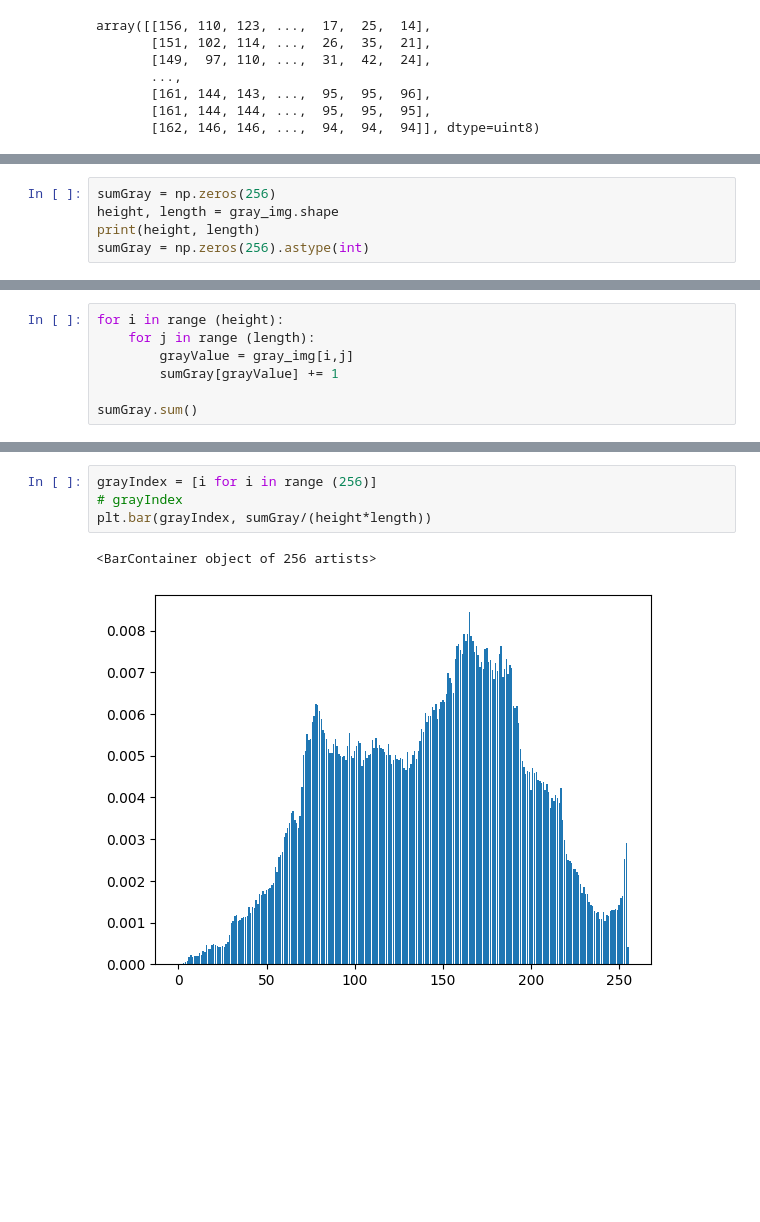
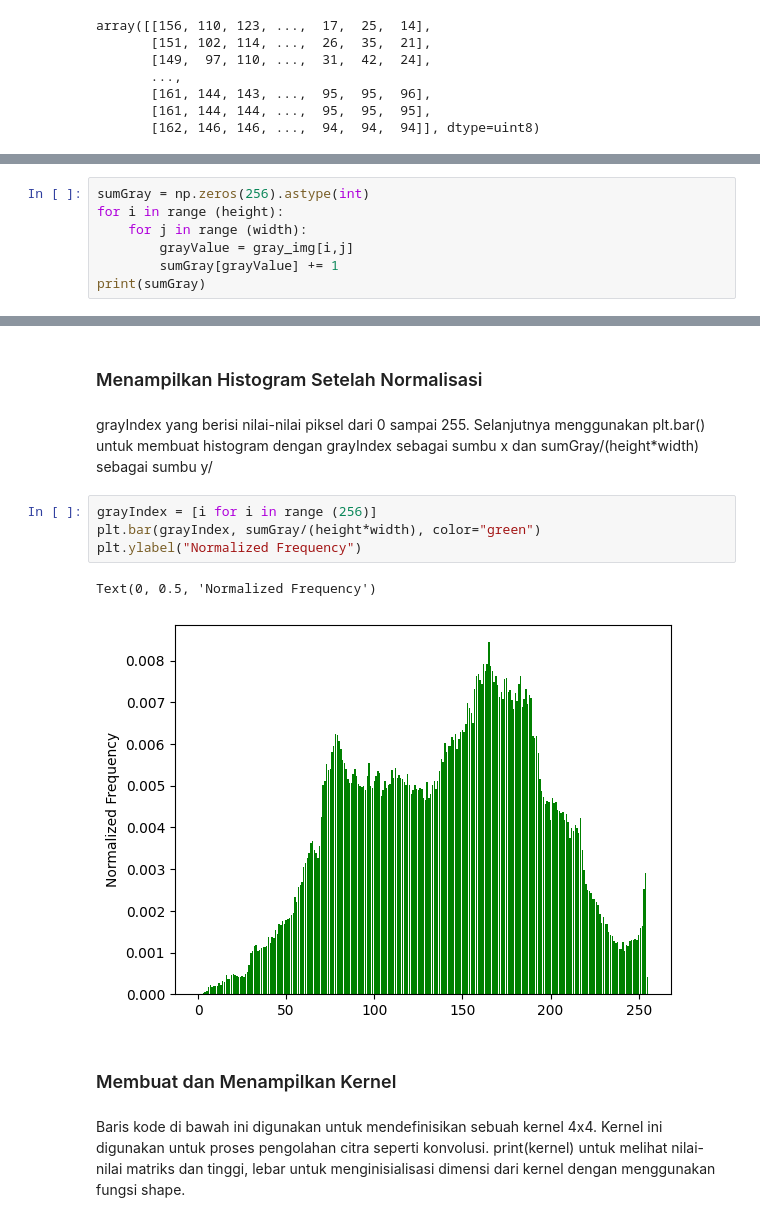
Before and after one commit to Digital-Image-Processing-2024/modul-1-jurnal-RizalDwiKurniawan21, a Jupyter notebook: modul1.ipynb, the cells around one changed output, grey strips where cells are left out. Drawn from its saved outputs; the diff is of its cells as text; blank space fills up the shorter version.

```diff
--- a/modul1.ipynb
+++ b/modul1.ipynb
@@ -46,5 +56,0 @@ plt.show()
-# %%
-sumGray = np.zeros(256)
-height, length = gray_img.shape
-print(height, length)
-sumGray = np.zeros(256).astype(int)
@@ -53,8 +79,8 @@ sumGray = np.zeros(256).astype(int)
 # %%
+sumGray = np.zeros(256).astype(int)
 for i in range (height):
-    for j in range (length):
+    for j in range (width):
         grayValue = gray_img[i,j]
         sumGray[grayValue] += 1
-
-sumGray.sum()
+print(sumGray)
 # %% [output]
@@ -62,8 +106,16 @@ sumGray.sum()
+# %% [markdown]
+### Menampilkan Histogram Setelah Normalisasi
+# %% [markdown]
+grayIndex yang berisi nilai-nilai piksel dari 0 sampai 255. Selanjutnya menggunakan plt.bar() untuk membuat histogram dengan grayIndex sebagai sumbu x dan sumGray/(height*width) sebagai sumbu y/
 # %%
 grayIndex = [i for i in range (256)]
-# grayIndex
-plt.bar(grayIndex, sumGray/(height*length))
+plt.bar(grayIndex, sumGray/(height*width), color="green")
+plt.ylabel("Normalized Frequency")
 # %% [output]
-<BarContainer object of 256 artists>
+Text(0, 0.5, 'Normalized Frequency')
-[figure, old version]
+[figure, new version]
+# %% [markdown]
+### Membuat dan Menampilkan Kernel
+# %% [markdown]
+Baris kode di bawah ini digunakan untuk mendefinisikan sebuah kernel 4x4. Kernel ini digunakan untuk proses pengolahan citra seperti konvolusi. print(kernel) untuk melihat nilai-nilai matriks dan tinggi, lebar untuk menginisialisasi dimensi dari kernel dengan menggunakan fungsi shape.
 # %%
```
Also changed, not shown: parts of 40 cells of this notebook.
